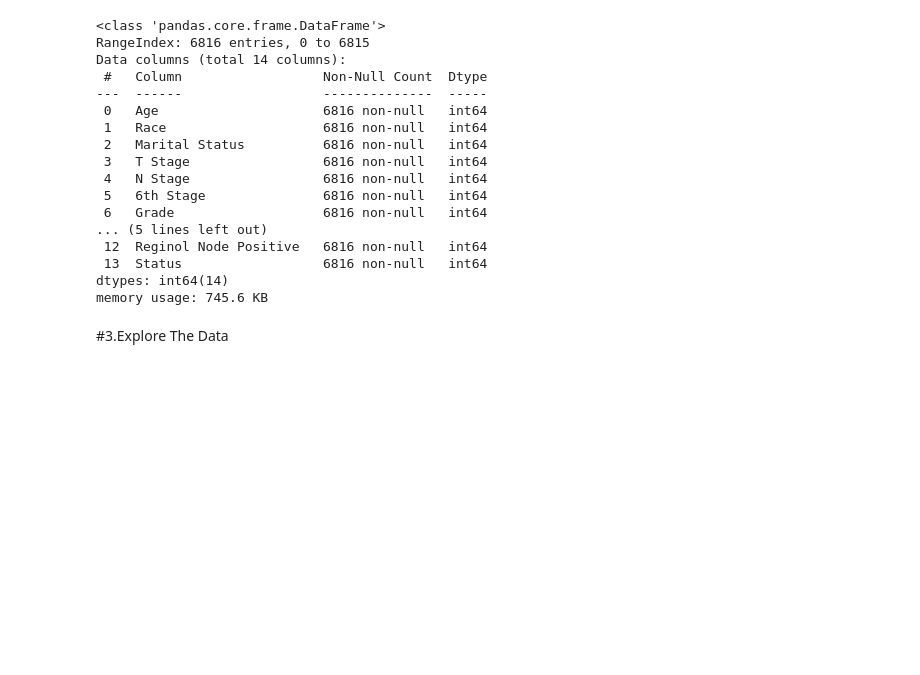
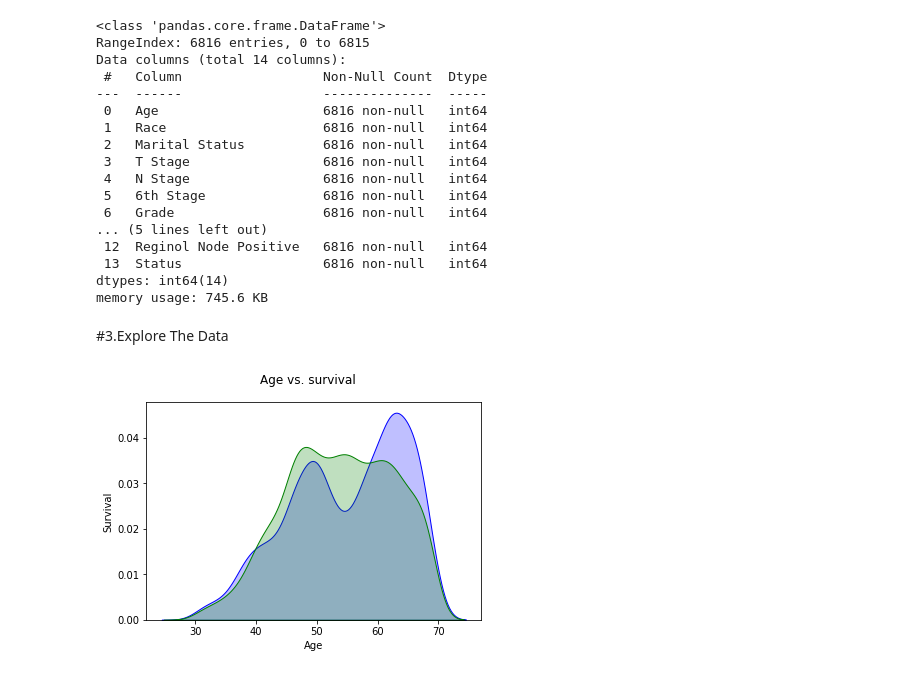
Before and after one commit to nakisa84/Springboard, a Jupyter notebook: capston 2 project/notebooks/BC-EDA.ipynb, the cells around one changed output. Drawn from its saved outputs; the diff is of its cells as text; code cells hidden in the pictures; blank space fills up the shorter version.

```diff
--- a/capston 2 project/notebooks/BC-EDA.ipynb
+++ b/capston 2 project/notebooks/BC-EDA.ipynb
@@ -59,3 +61,15 @@ dtypes: int64(14)
 memory usage: 745.6 KB
 # %% [markdown]
 #3.Explore The Data
+# %%
+fig, ax = plt.subplots()
+
+sns.kdeplot(df[df["Status"]==1]["Age"], shade=True, color="blue", label="survived", ax=ax)
+sns.kdeplot(df[df["Status"]==0]["Age"], shade=True, color="green", label="did not survive", ax=ax)
+
+ax.set_xlabel("Age")
+ax.set_ylabel("Survival")
+
+fig.suptitle("Age vs. survival");
+# %% [output]
+[figure, added]
```
Also changed, not shown: parts of 5 cells of this notebook.
